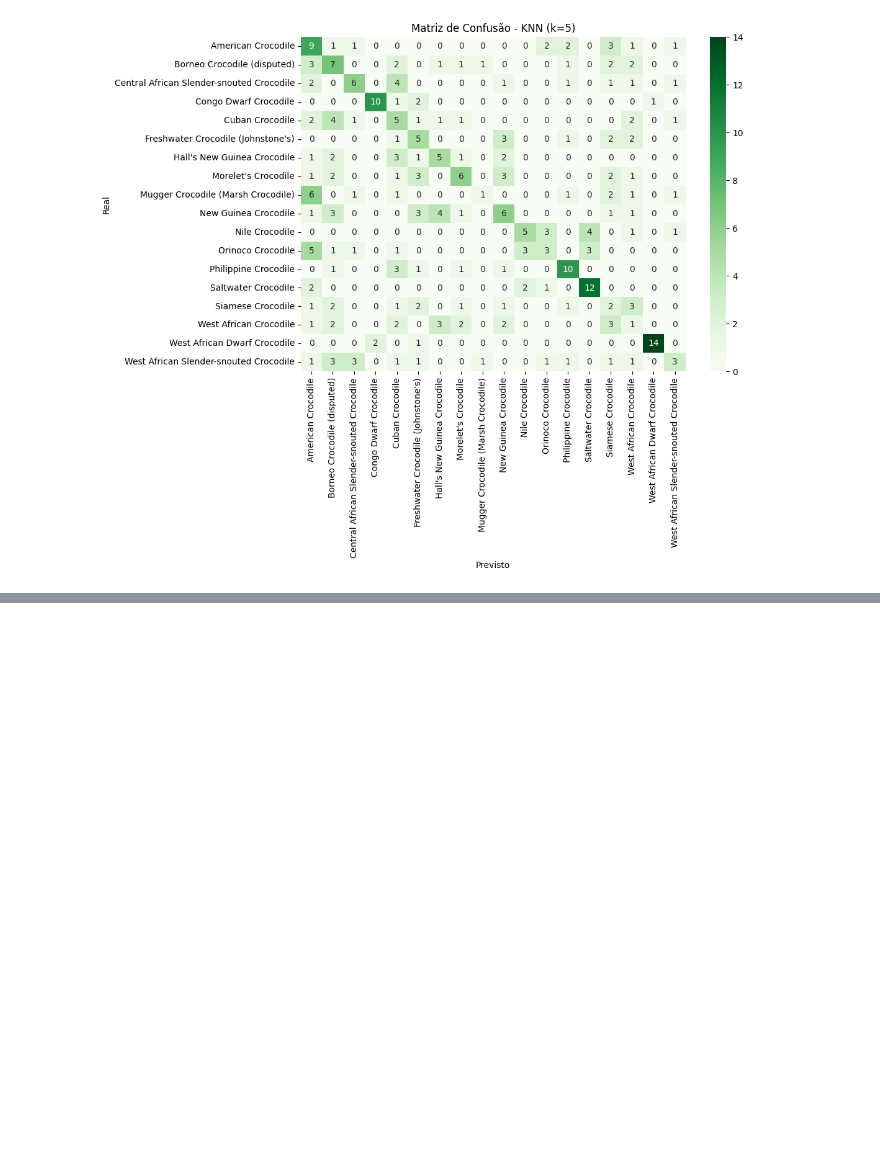
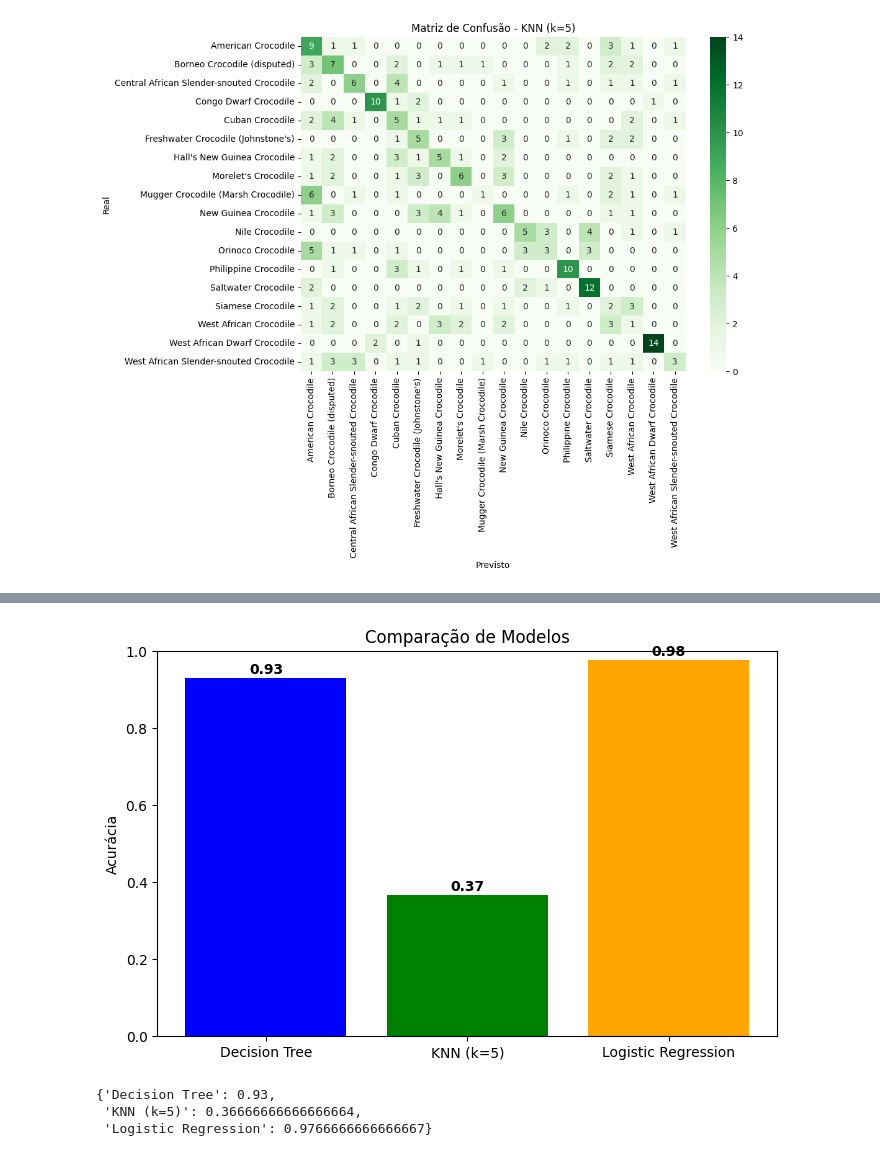
Before and after one commit to IagoAndreOf/Atividade-Dataset, a Jupyter notebook: Atividade-Crocodilo.ipynb, the cells around one changed output, grey strips where cells are left out. Cells and saved outputs as stored; diff of their text form; code cells hidden in the pictures; blank space fills up the shorter version.

```diff
--- a/Atividade-Crocodilo.ipynb
+++ b/Atividade-Crocodilo.ipynb
@@ -142,0 +190,26 @@ Central African Slender-snouted Crocodile       0.46      0.35      0.40
+# %%
+acc_dt = accuracy_score(y_test, y_pred_dt)
+acc_knn = accuracy_score(y_test, y_pred_knn)
+acc_log = accuracy_score(y_test, y_pred_log)
+
+results = {
+    "Decision Tree": acc_dt,
+    "KNN (k=5)": acc_knn,
+    "Logistic Regression": acc_log
+}
+
+plt.figure(figsize=(8,5))
+plt.bar(results.keys(), results.values(), color=["blue", "green", "orange"])
+plt.ylabel("Acurácia")
+plt.title("Comparação de Modelos")
+plt.ylim(0,1)
+for i, v in enumerate(results.values()):
+    plt.text(i, v + 0.01, f"{v:.2f}", ha="center", fontweight="bold")
+plt.show()
+
+results
+# %% [output]
+[figure, added]
+{'Decision Tree': 0.93,
+ 'KNN (k=5)': 0.36666666666666664,
+ 'Logistic Regression': 0.9766666666666667}
```
Also changed, not shown: parts of 1 cell of this notebook, 1 other file.
